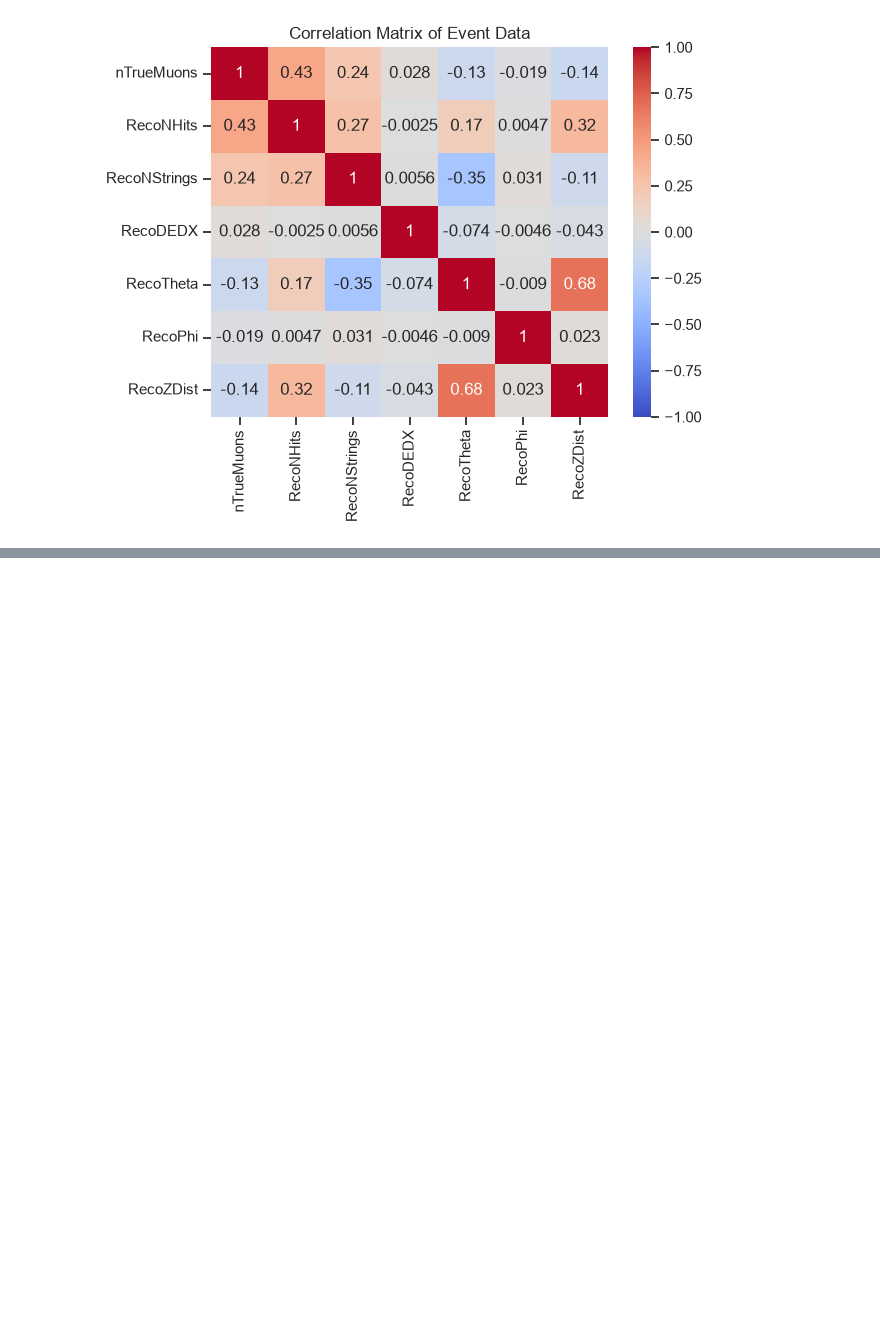
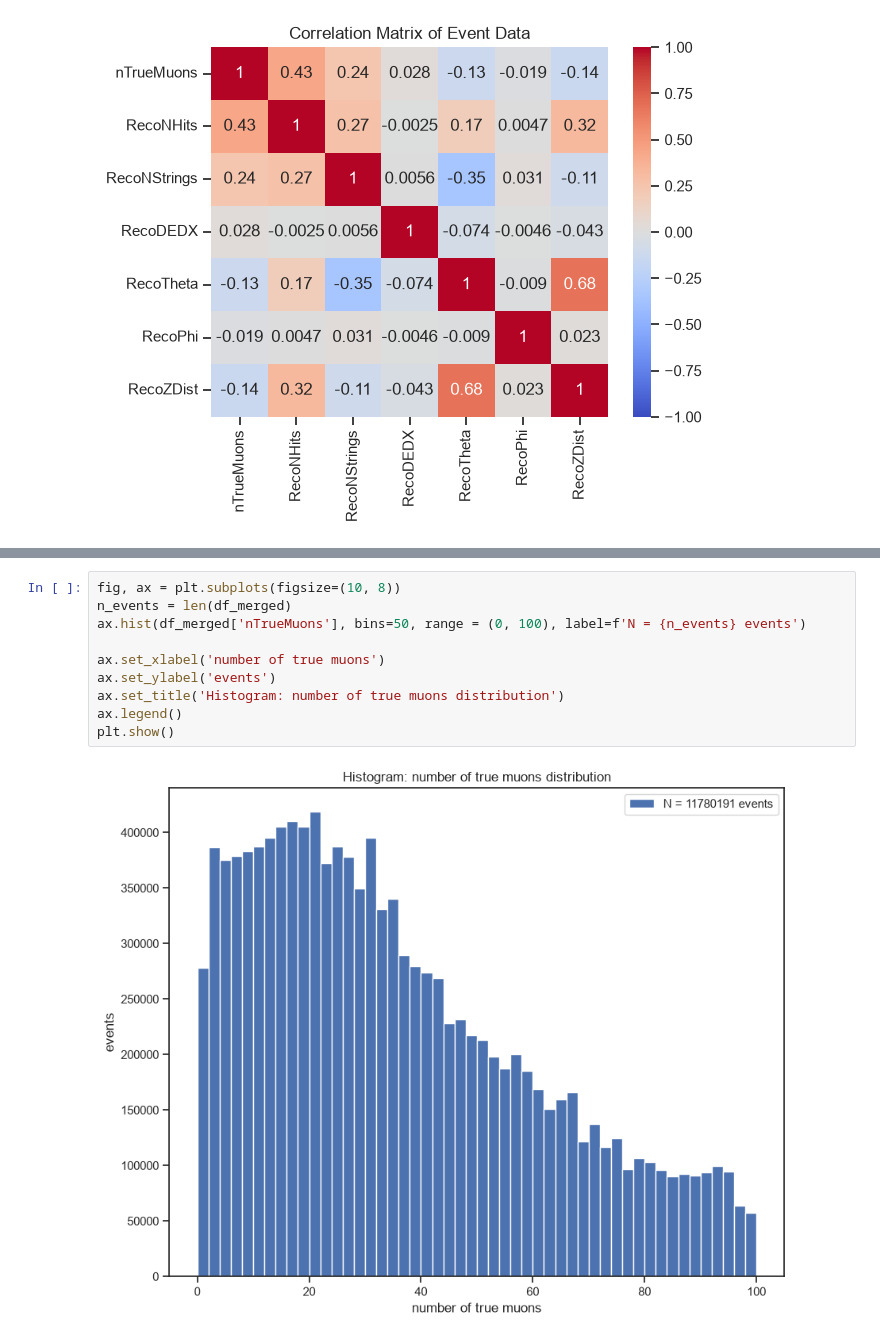
Before and after one commit to alsed160201/baikal_dist_calibr, a Jupyter notebook: notebooks/data_research.ipynb, the cells around one changed output, grey strips where cells are left out. Cells and saved outputs as stored; diff of their text form; blank space fills up the shorter version.

```diff
--- a/notebooks/data_research.ipynb
+++ b/notebooks/data_research.ipynb
@@ -110,0 +167,12 @@ df_merged.head()
+# %%
+fig, ax = plt.subplots(figsize=(10, 8))
+n_events = len(df_merged)
+ax.hist(df_merged['nTrueMuons'], bins=50, range = (0, 100), label=f'N = {n_events} events')
+
+ax.set_xlabel('number of true muons')
+ax.set_ylabel('events')
+ax.set_title('Histogram: number of true muons distribution')
+ax.legend()
+plt.show()
+# %% [output]
+[figure, added]
```
Also changed, not shown: parts of 12 cells of this notebook, 1 other file.
